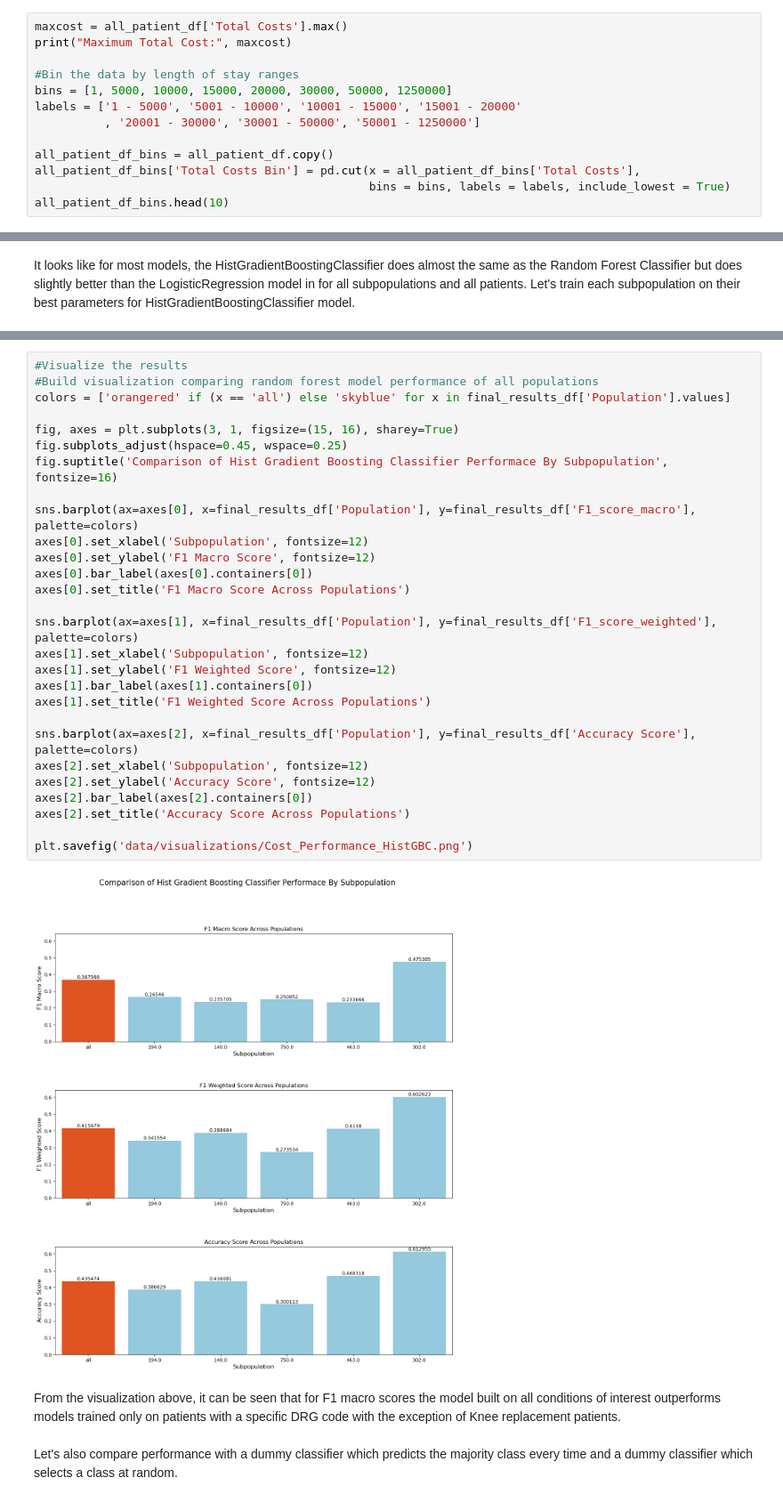
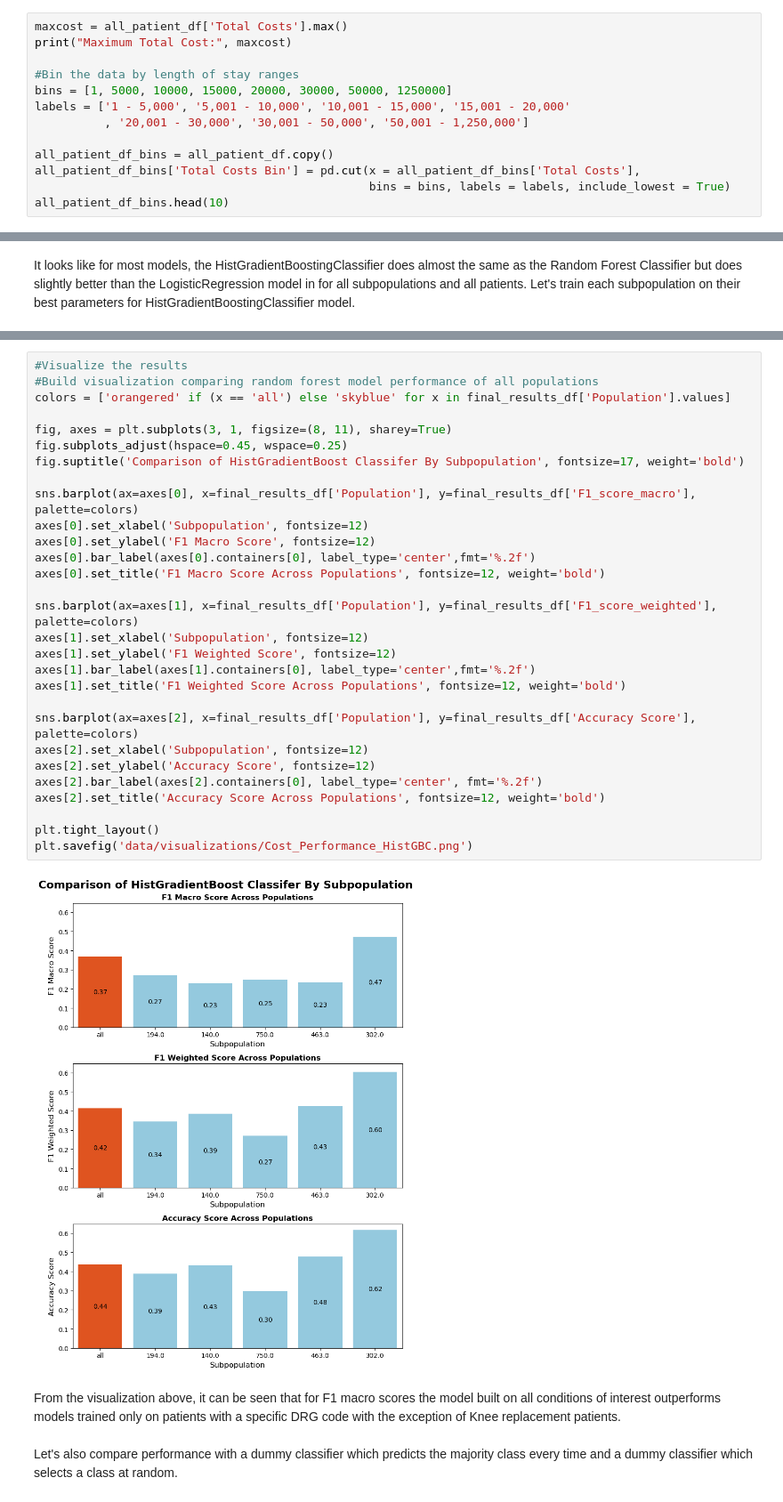
Before and after one commit to srilekha-sikhinam/medficient, a Jupyter notebook: notebooks/Total Cost Classification Model.ipynb, the cells around one changed output, grey strips where cells are left out. Shown at 89% size. Cells and saved outputs as stored; diff of their text form.

```diff
--- a/notebooks/Total Cost Classification Model.ipynb
+++ b/notebooks/Total Cost Classification Model.ipynb
@@ -70,8 +116,8 @@ print("Maximum Total Cost:", maxcost)
 
 #Bin the data by length of stay ranges
 bins = [1, 5000, 10000, 15000, 20000, 30000, 50000, 1250000]
-labels = ['1 - 5000', '5001 - 10000', '10001 - 15000', '15001 - 20000'
-          , '20001 - 30000', '30001 - 50000', '50001 - 1250000']
+labels = ['1 - 5,000', '5,001 - 10,000', '10,001 - 15,000', '15,001 - 20,000'
+          , '20,001 - 30,000', '30,001 - 50,000', '50,001 - 1,250,000']
 
 all_patient_df_bins = all_patient_df.copy()
 all_patient_df_bins['Total Costs Bin'] = pd.cut(x = all_patient_df_bins['Total Costs'],
@@ -785,33 +824,34 @@ final_results_df
 # %%
 #Visualize the results
 #Build visualization comparing random forest model performance of all populations
 colors = ['orangered' if (x == 'all') else 'skyblue' for x in final_results_df['Population'].values]
 
-fig, axes = plt.subplots(3, 1, figsize=(15, 16), sharey=True)
+fig, axes = plt.subplots(3, 1, figsize=(8, 11), sharey=True)
 fig.subplots_adjust(hspace=0.45, wspace=0.25)
-fig.suptitle('Comparison of Hist Gradient Boosting Classifier Performace By Subpopulation', fontsize=16)
+fig.suptitle('Comparison of HistGradientBoost Classifer By Subpopulation', fontsize=17, weight='bold')
 
 sns.barplot(ax=axes[0], x=final_results_df['Population'], y=final_results_df['F1_score_macro'], palette=colors)
 axes[0].set_xlabel('Subpopulation', fontsize=12)
 axes[0].set_ylabel('F1 Macro Score', fontsize=12)
-axes[0].bar_label(axes[0].containers[0])
-axes[0].set_title('F1 Macro Score Across Populations')
+axes[0].bar_label(axes[0].containers[0], label_type='center',fmt='%.2f')
+axes[0].set_title('F1 Macro Score Across Populations', fontsize=12, weight='bold')
 
 sns.barplot(ax=axes[1], x=final_results_df['Population'], y=final_results_df['F1_score_weighted'], palette=colors)
 axes[1].set_xlabel('Subpopulation', fontsize=12)
 axes[1].set_ylabel('F1 Weighted Score', fontsize=12)
-axes[1].bar_label(axes[1].containers[0])
-axes[1].set_title('F1 Weighted Score Across Populations')
+axes[1].bar_label(axes[1].containers[0], label_type='center',fmt='%.2f')
+axes[1].set_title('F1 Weighted Score Across Populations', fontsize=12, weight='bold')
 
 sns.barplot(ax=axes[2], x=final_results_df['Population'], y=final_results_df['Accuracy Score'], palette=colors)
 axes[2].set_xlabel('Subpopulation', fontsize=12)
 axes[2].set_ylabel('Accuracy Score', fontsize=12)
-axes[2].bar_label(axes[2].containers[0])
-axes[2].set_title('Accuracy Score Across Populations')
+axes[2].bar_label(axes[2].containers[0], label_type='center', fmt='%.2f')
+axes[2].set_title('Accuracy Score Across Populations', fontsize=12, weight='bold')
 
+plt.tight_layout()
 plt.savefig('data/visualizations/Cost_Performance_HistGBC.png')
 # %% [output]
-[figure, old version]
+[figure, new version]
 # %% [markdown]
 From the visualization above, it can be seen that for F1 macro scores the model built on all conditions of interest outperforms models trained only on patients with a specific DRG code with the exception of Knee replacement patients.
 <br /><br />
```
Also changed, not shown: parts of 24 cells of this notebook.
